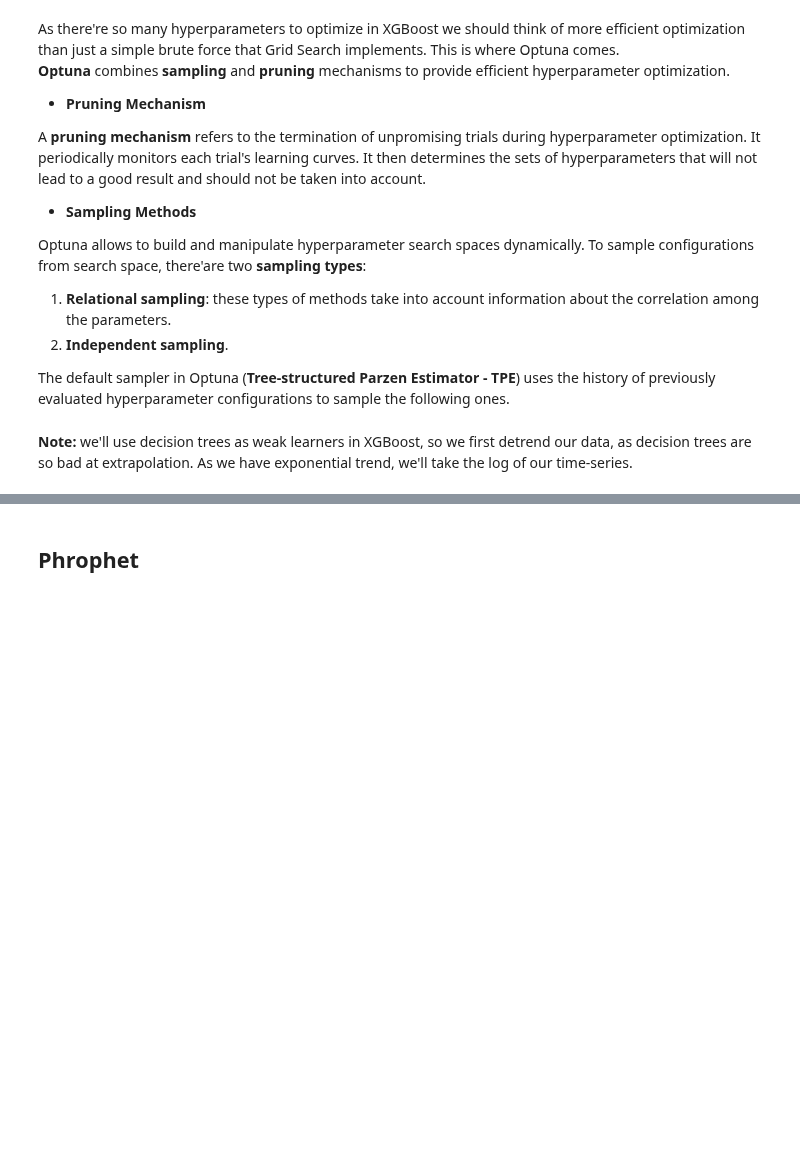
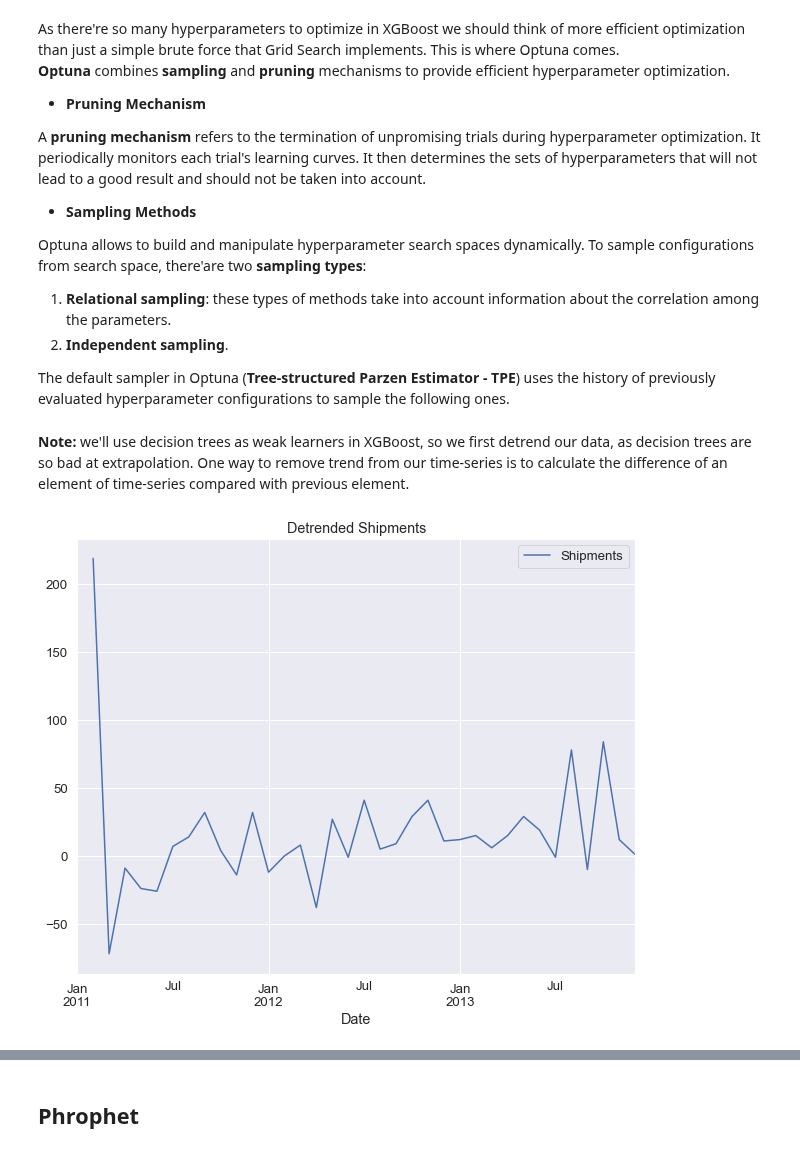
Before and after one commit to Dosann/Time-series-forecast, a Jupyter notebook: shipment_forecast.ipynb, the cells around one changed output, grey strips where cells are left out. Saved outputs shown, nothing was run; the diff lists cells and outputs as text; code cells hidden in the pictures; blank space fills up the shorter version.

```diff
--- a/shipment_forecast.ipynb
+++ b/shipment_forecast.ipynb
@@ -629,5 +627,5 @@ Optuna allows to build and manipulate hyperparameter search spaces dynamically.
 
 The default sampler in Optuna (**Tree-structured Parzen Estimator - TPE**) uses the history of previously evaluated hyperparameter configurations to sample the following ones.
 # %% [markdown]
-**Note:** we'll use decision trees as weak learners in XGBoost, so we first detrend our data, as decision trees are so bad at extrapolation. As we have exponential trend, we'll take the log of our time-series.
+**Note:** we'll use decision trees as weak learners in XGBoost, so we first detrend our data, as decision trees are so bad at extrapolation. One way to remove trend from our time-series is to calculate the difference of an element of time-series compared with previous element.
 # %%
@@ -638,3 +636,7 @@ sales_lags = make_lags(detrended_df_sal.Sales, [2, 3, 4])
 shipments_lags = make_lags(detrended_df_shipm.Shipments, [1, 2, 3, 4, 5])
 X_df, y = get_X_y_from_lagged_df([sales_lags, shipments_lags], detrended_df_shipm.Shipments)
 X = X_df.values
+# %%
+detrended_df_shipm.plot(title='Detrended Shipments');
+# %% [output]
+[figure, added]
```
Also changed, not shown: parts of 16 cells of this notebook.
